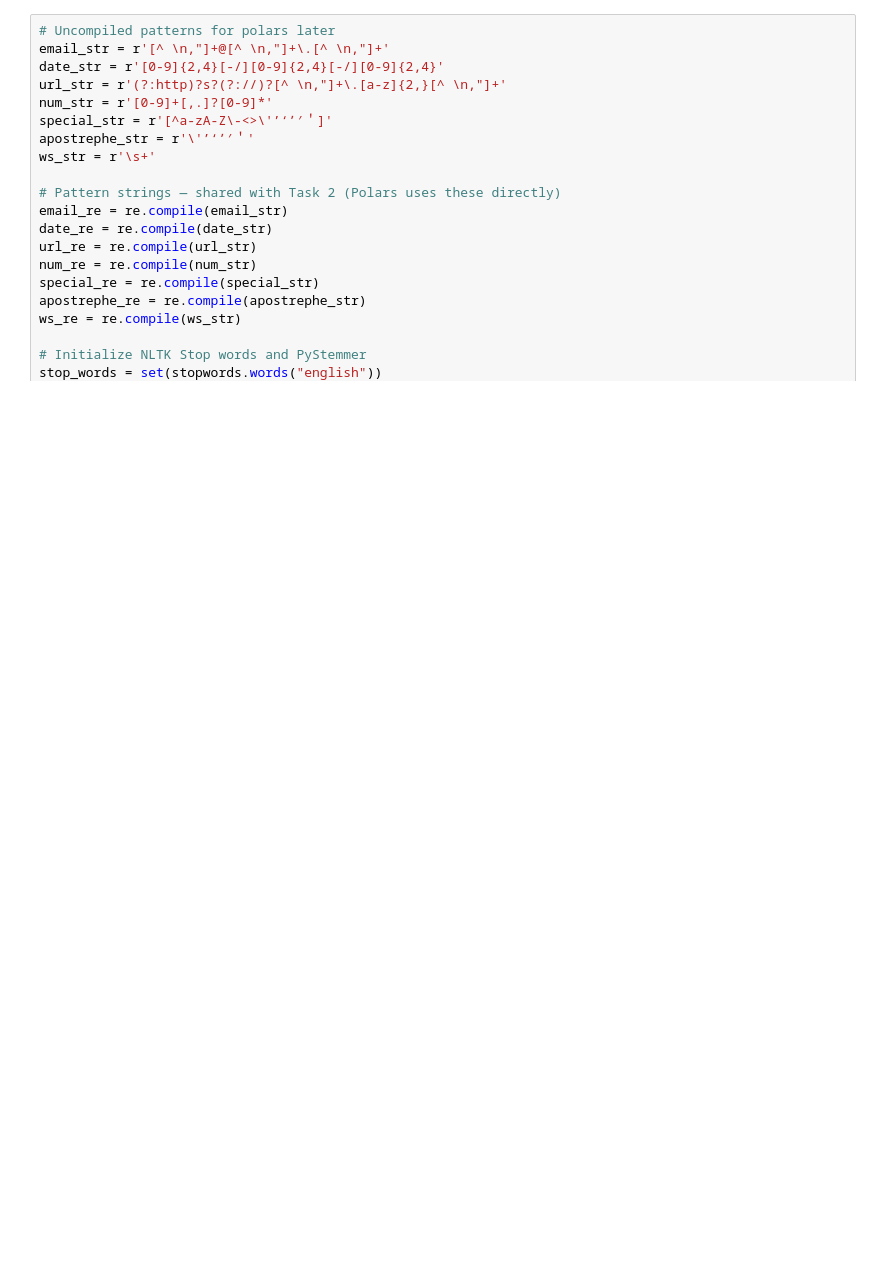
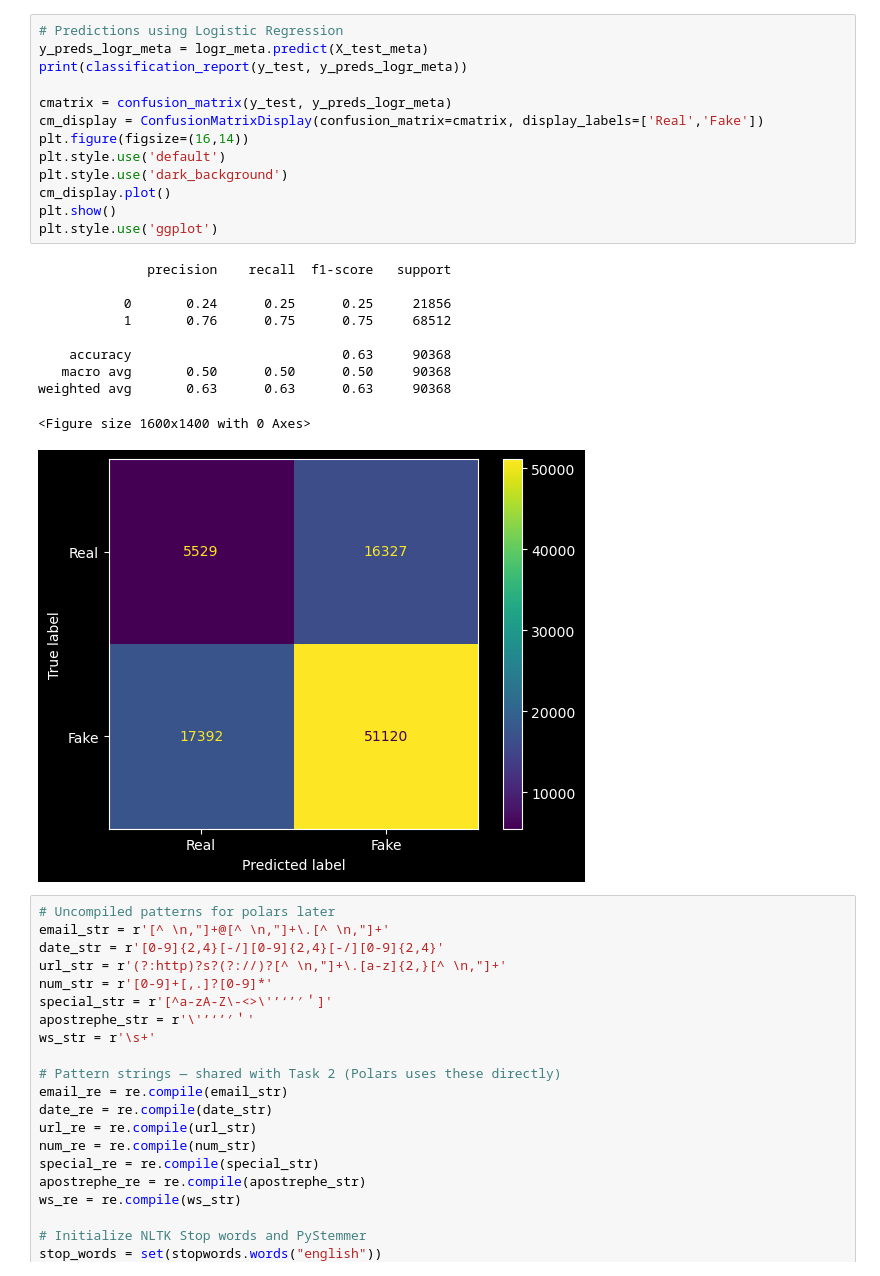
Before and after one commit to karlaugustnybo/Fake-News-Project, a Jupyter notebook: news/news_part_4.ipynb, the cells around one changed output. Saved outputs shown, nothing was run; the diff lists cells and outputs as text; blank space fills up the shorter version.

```diff
--- a/news/news_part_4.ipynb
+++ b/news/news_part_4.ipynb
@@ -18,3 +51,27 @@ FileNotFoundError: [Errno 2] No such file or directory: 'models/SVend-Martin_vec
+# %%
+# Predictions using Logistic Regression
+y_preds_logr_meta = logr_meta.predict(X_test_meta)
+print(classification_report(y_test, y_preds_logr_meta))
+
+cmatrix = confusion_matrix(y_test, y_preds_logr_meta)
+cm_display = ConfusionMatrixDisplay(confusion_matrix=cmatrix, display_labels=['Real','Fake'])
+plt.figure(figsize=(16,14))
+plt.style.use('default')
+plt.style.use('dark_background')
+cm_display.plot()
+plt.show()
+plt.style.use('ggplot')
+# %% [output]
+              precision    recall  f1-score   support
+
+           0       0.24      0.25      0.25     21856
+           1       0.76      0.75      0.75     68512
+
+    accuracy                           0.63     90368
+   macro avg       0.50      0.50      0.50     90368
+weighted avg       0.63      0.63      0.63     90368
+<Figure size 1600x1400 with 0 Axes>
+[figure, added]
 # %%
 # Uncompiled patterns for polars later
 email_str = r'[^ \n,"]+@[^ \n,"]+\.[^ \n,"]+'
```
Also changed, not shown: parts of 8 cells of this notebook, 8 other files.
